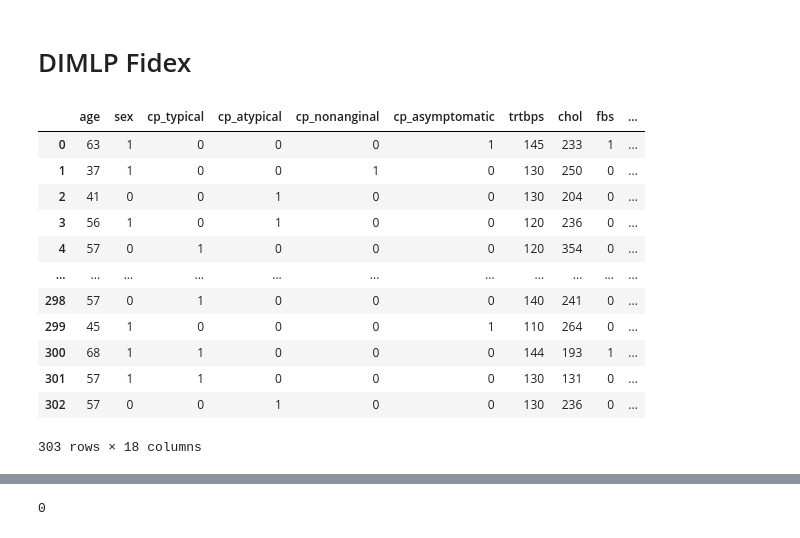
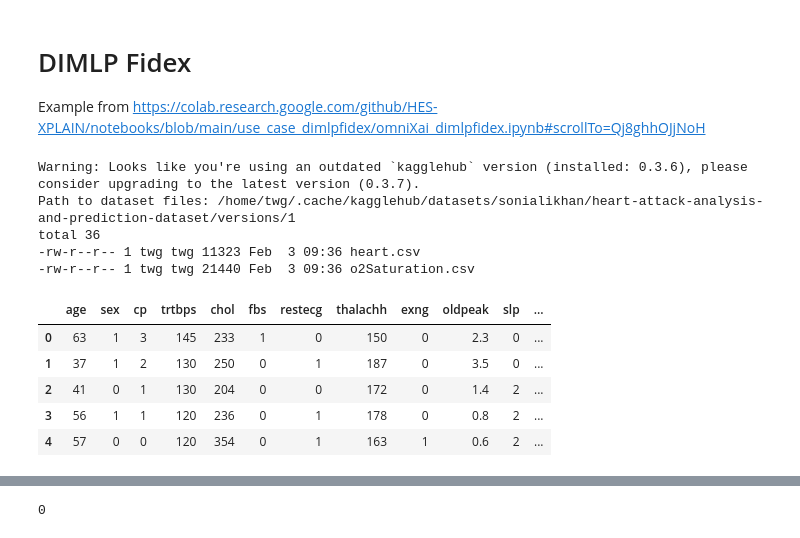
Before and after one commit to ThibaultSchowing/IMPTOX_XAI, a Jupyter notebook: notebooks/2_DIMLP_Fidex.ipynb, the cells around one changed output, grey strips where cells are left out. Saved outputs shown, nothing was run; the diff lists cells and outputs as text; code cells hidden in the pictures.

Commit message:
Working DIMLP - RF - SHAP

```diff
--- a/notebooks/2_DIMLP_Fidex.ipynb
+++ b/notebooks/2_DIMLP_Fidex.ipynb
@@ -1,5 +1,7 @@
 # %% [markdown]
 # DIMLP Fidex
+
+Example from https://colab.research.google.com/github/HES-XPLAIN/notebooks/blob/main/use_case_dimlpfidex/omniXai_dimlpfidex.ipynb#scrollTo=Qj8ghhOJjNoH
 # %%
 import pandas as pd
 import pathlib as pl
@@ -16,41 +24,25 @@ from mlxplain.explainers.tabular.specific.dimlpfidex import DimlpBTModel
 # %%
-root_dir = pl.Path("../datasets/HeartDataset/")
-dataset = pd.read_csv(root_dir.joinpath("heart.csv"))
+# Download latest version
+path = kagglehub.dataset_download("sonialikhan/heart-attack-analysis-and-prediction-dataset")
+
+print("Path to dataset files:", path)
+
+
+!ls -l $path
+# %% [output]
+Warning: Looks like you're using an outdated `kagglehub` version (installed: 0.3.6), please consider upgrading to the latest version (0.3.7).
+Path to dataset files: /home/twg/.cache/kagglehub/datasets/sonialikhan/heart-attack-analysis-and-prediction-dataset/versions/1
+total 36
+-rw-r--r-- 1 twg twg 11323 Feb  3 09:36 heart.csv
+-rw-r--r-- 1 twg twg 21440 Feb  3 09:36 o2Saturation.csv
-# %%
-
-cp = pd.get_dummies(
-    dataset["cp"], prefix="cp", prefix_sep="_", columns=["cp"], dtype="int8"
-)
-dataset = pd.concat([dataset.iloc[:, :2], cp, dataset.iloc[:, 3:]], axis=1)
-dataset = dataset.rename(
-    columns={
-        "cp_0": "cp_typical",
-        "cp_1": "cp_atypical",
-        "cp_2": "cp_nonanginal ",
-        "cp_3": "cp_asymptomatic",
-    }
-)
-
-output = pd.get_dummies(
-    dataset["output"], prefix="risk", prefix_sep="_", columns=["output"], dtype="int8"
-)
-
-dataset = pd.concat([dataset.iloc[:, :-1], output], axis=1)
-dataset = dataset.rename(columns={"risk_0": "risk_no", "risk_1": "risk_yes"})
-
-dataset
-# %% [output]
-|  | age | sex | cp_typical | cp_atypical | cp_nonanginal | cp_asymptomatic | trtbps | chol | fbs | ... |
-| 0 | 63 | 1 | 0 | 0 | 0 | 1 | 145 | 233 | 1 | ... |
-| 1 | 37 | 1 | 0 | 0 | 1 | 0 | 130 | 250 | 0 | ... |
-| 2 | 41 | 0 | 0 | 1 | 0 | 0 | 130 | 204 | 0 | ... |
-| 3 | 56 | 1 | 0 | 1 | 0 | 0 | 120 | 236 | 0 | ... |
-| 4 | 57 | 0 | 1 | 0 | 0 | 0 | 120 | 354 | 0 | ... |
-| ... | ... | ... | ... | ... | ... | ... | ... | ... | ... | ... |
-| 298 | 57 | 0 | 1 | 0 | 0 | 0 | 140 | 241 | 0 | ... |
-| 299 | 45 | 1 | 0 | 0 | 0 | 1 | 110 | 264 | 0 | ... |
-| 300 | 68 | 1 | 1 | 0 | 0 | 0 | 144 | 193 | 1 | ... |
-| 301 | 57 | 1 | 1 | 0 | 0 | 0 | 130 | 131 | 0 | ... |
-| 302 | 57 | 0 | 0 | 1 | 0 | 0 | 130 | 236 | 0 | ... |
-303 rows × 18 columns
+# %%
+dataset = pd.read_csv(path + '/heart.csv')
+dataset.head()
+# %% [output]
+|  | age | sex | cp | trtbps | chol | fbs | restecg | thalachh | exng | oldpeak | slp | ... |
+| 0 | 63 | 1 | 3 | 145 | 233 | 1 | 0 | 150 | 0 | 2.3 | 0 | ... |
+| 1 | 37 | 1 | 2 | 130 | 250 | 0 | 1 | 187 | 0 | 3.5 | 0 | ... |
+| 2 | 41 | 0 | 1 | 130 | 204 | 0 | 0 | 172 | 0 | 1.4 | 2 | ... |
+| 3 | 56 | 1 | 1 | 120 | 236 | 0 | 1 | 178 | 0 | 0.8 | 2 | ... |
+| 4 | 57 | 0 | 0 | 120 | 354 | 0 | 1 | 163 | 1 | 0.6 | 2 | ... |
 # %%
```
Also changed, not shown: parts of 5 cells of this notebook, 2 other files.
